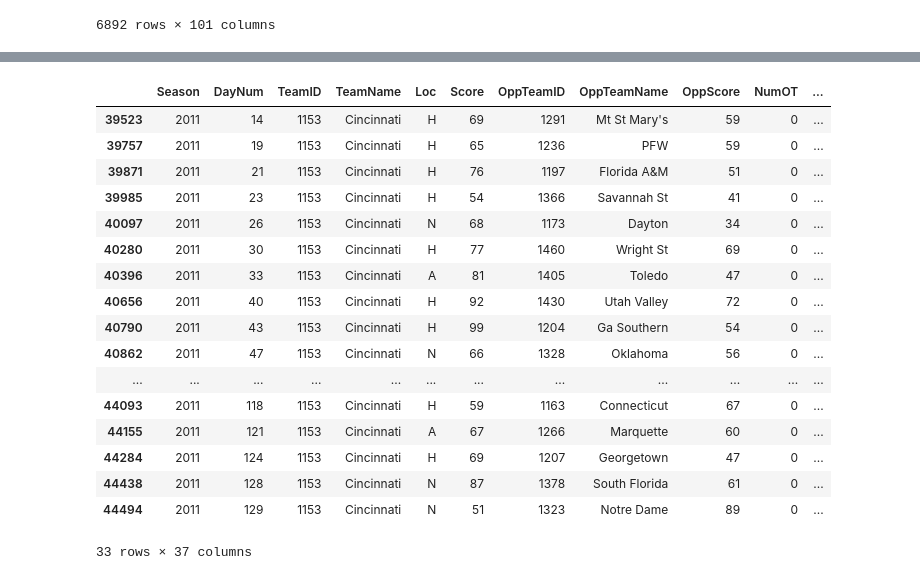
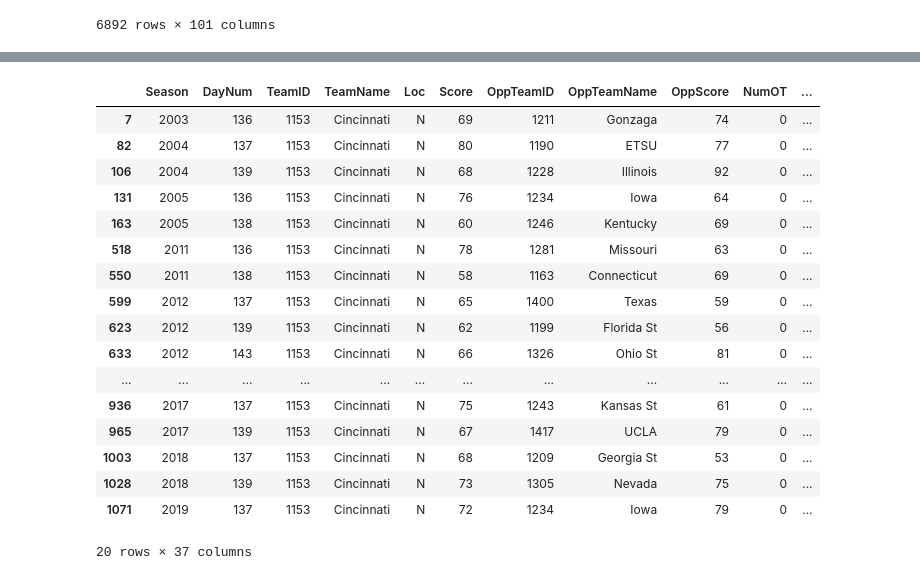
Before and after one commit to aruther11/march_madness_comp, a Jupyter notebook: exploration/eda_detailed.ipynb, the cells around one changed output, grey strips where cells are left out. Drawn from its saved outputs; the diff is of its cells as text; code cells hidden in the pictures.

```diff
--- a/exploration/eda_detailed.ipynb
+++ b/exploration/eda_detailed.ipynb
@@ -249,0 +274,6 @@ results_by_team_df[(results_by_team_df['TeamName'] == 'Cincinnati')]
+# %%
+limit_column_names_tourney_df = add_away_team_tourney_df[['Season','DayNum','WTeamID','TeamName_x','WLoc','WScore','LTeamID','TeamName_y','LScore','NumOT', 'WFGM', 'WFGA', 'WFGM3', 'WFGA3', 'WFTM', 'WFTA', 'WOR', 'WDR',
+       'WAst', 'WTO', 'WStl', 'WBlk', 'WPF', 'LFGM', 'LFGA', 'LFGM3', 'LFGA3','LFTM', 'LFTA', 'LOR', 'LDR', 'LAst', 'LTO', 'LStl', 'LBlk', 'LPF']]
+limit_column_names_tourney_df.columns = ['Season','DayNum','WTeamID','WTeamName','WLoc','WScore','LTeamID','LTeamName','LScore','NumOT', 'WFGM', 'WFGA', 'WFGM3', 'WFGA3', 'WFTM', 'WFTA', 'WOR', 'WDR',
+       'WAst', 'WTO', 'WStl', 'WBlk', 'WPF', 'LFGM', 'LFGA', 'LFGM3', 'LFGA3','LFTM', 'LFTA', 'LOR', 'LDR', 'LAst', 'LTO', 'LStl', 'LBlk', 'LPF']
+clean_results_tourney_df = limit_column_names_tourney_df
@@ -249,0 +296,15 @@ results_by_team_df[(results_by_team_df['TeamName'] == 'Cincinnati')]
+# %%
+tourney_results_by_team_win_df = clean_results_tourney_df.copy()
+tourney_results_by_team_win_df.columns = ['Season','DayNum','TeamID','TeamName','Loc','Score','OppTeamID','OppTeamName','OppScore','NumOT', 'FGM', 'FGA', 'FGM3', 'FGA3', 'FTM', 'FTA', 'OR', 'DR',
+       'Ast', 'TO', 'Stl', 'Blk', 'PF', 'OppFGM', 'OppFGA', 'OppFGM3', 'OppFGA3','OppFTM', 'OppFTA', 'OppOR', 'OppDR', 'OppAst', 'OppTO', 'OppStl', 'OppBlk', 'OppPF']
+tourney_results_by_team_win_df['Result'] = 'W'
+# %%
+tourney_results_by_team_loss_df = clean_results_tourney_df.copy()
+tourney_results_by_team_loss_df = tourney_results_by_team_loss_df[['Season','DayNum','LTeamID','LTeamName','WLoc','LScore','WTeamID','WTeamName','WScore','NumOT', 'LFGM', 'LFGA', 'LFGM3', 'LFGA3','LFTM', 'LFTA', 'LOR', 'LDR', 'LAst', 'LTO', 'LStl', 'LBlk', 'LPF' ,'WFGM', 'WFGA', 'WFGM3', 'WFGA3', 'WFTM', 'WFTA', 'WOR', 'WDR',
+       'WAst', 'WTO', 'WStl', 'WBlk', 'WPF']]
+tourney_results_by_team_loss_df.columns = ['Season','DayNum','TeamID','TeamName','Loc','Score','OppTeamID','OppTeamName','OppScore','NumOT', 'FGM', 'FGA', 'FGM3', 'FGA3', 'FTM', 'FTA', 'OR', 'DR',
+       'Ast', 'TO', 'Stl', 'Blk', 'PF', 'OppFGM', 'OppFGA', 'OppFGM3', 'OppFGA3','OppFTM', 'OppFTA', 'OppOR', 'OppDR', 'OppAst', 'OppTO', 'OppStl', 'OppBlk', 'OppPF']
+tourney_results_by_team_loss_df['Result'] = 'L'
+tourney_results_by_team_loss_df['Loc'] = tourney_results_by_team_loss_df.apply(new_loc, axis=1)
+# %%
+tourney_results_by_team_df = pd.concat([tourney_results_by_team_win_df,tourney_results_by_team_loss_df])
@@ -250,21 +327,21 @@ results_by_team_df[(results_by_team_df['TeamName'] == 'Cincinnati')]
 # %%
-results_by_team_df[((results_by_team_df['Season'] == 2011) & (results_by_team_df['TeamName'] == 'Cincinnati'))].sort_values(by = 'DayNum',ascending = True)
+tourney_results_by_team_df[(tourney_results_by_team_df['TeamName'] == 'Cincinnati')].sort_values(by = ['Season','DayNum'])
 # %% [output]
 |  | Season | DayNum | TeamID | TeamName | Loc | Score | OppTeamID | OppTeamName | OppScore | NumOT | ... |
-| 39523 | 2011 | 14 | 1153 | Cincinnati | H | 69 | 1291 | Mt St Mary's | 59 | 0 | ... |
-| 39757 | 2011 | 19 | 1153 | Cincinnati | H | 65 | 1236 | PFW | 59 | 0 | ... |
-| 39871 | 2011 | 21 | 1153 | Cincinnati | H | 76 | 1197 | Florida A&M | 51 | 0 | ... |
-| 39985 | 2011 | 23 | 1153 | Cincinnati | H | 54 | 1366 | Savannah St | 41 | 0 | ... |
-| 40097 | 2011 | 26 | 1153 | Cincinnati | N | 68 | 1173 | Dayton | 34 | 0 | ... |
-| 40280 | 2011 | 30 | 1153 | Cincinnati | H | 77 | 1460 | Wright St | 69 | 0 | ... |
-| 40396 | 2011 | 33 | 1153 | Cincinnati | A | 81 | 1405 | Toledo | 47 | 0 | ... |
-| 40656 | 2011 | 40 | 1153 | Cincinnati | H | 92 | 1430 | Utah Valley | 72 | 0 | ... |
-| 40790 | 2011 | 43 | 1153 | Cincinnati | H | 99 | 1204 | Ga Southern | 54 | 0 | ... |
-| 40862 | 2011 | 47 | 1153 | Cincinnati | N | 66 | 1328 | Oklahoma | 56 | 0 | ... |
+| 7 | 2003 | 136 | 1153 | Cincinnati | N | 69 | 1211 | Gonzaga | 74 | 0 | ... |
+| 82 | 2004 | 137 | 1153 | Cincinnati | N | 80 | 1190 | ETSU | 77 | 0 | ... |
+| 106 | 2004 | 139 | 1153 | Cincinnati | N | 68 | 1228 | Illinois | 92 | 0 | ... |
+| 131 | 2005 | 136 | 1153 | Cincinnati | N | 76 | 1234 | Iowa | 64 | 0 | ... |
+| 163 | 2005 | 138 | 1153 | Cincinnati | N | 60 | 1246 | Kentucky | 69 | 0 | ... |
+| 518 | 2011 | 136 | 1153 | Cincinnati | N | 78 | 1281 | Missouri | 63 | 0 | ... |
+| 550 | 2011 | 138 | 1153 | Cincinnati | N | 58 | 1163 | Connecticut | 69 | 0 | ... |
+| 599 | 2012 | 137 | 1153 | Cincinnati | N | 65 | 1400 | Texas | 59 | 0 | ... |
+| 623 | 2012 | 139 | 1153 | Cincinnati | N | 62 | 1199 | Florida St | 56 | 0 | ... |
+| 633 | 2012 | 143 | 1153 | Cincinnati | N | 66 | 1326 | Ohio St | 81 | 0 | ... |
 | ... | ... | ... | ... | ... | ... | ... | ... | ... | ... | ... | ... |
-| 44093 | 2011 | 118 | 1153 | Cincinnati | H | 59 | 1163 | Connecticut | 67 | 0 | ... |
-| 44155 | 2011 | 121 | 1153 | Cincinnati | A | 67 | 1266 | Marquette | 60 | 0 | ... |
-| 44284 | 2011 | 124 | 1153 | Cincinnati | H | 69 | 1207 | Georgetown | 47 | 0 | ... |
-| 44438 | 2011 | 128 | 1153 | Cincinnati | N | 87 | 1378 | South Florida | 61 | 0 | ... |
-| 44494 | 2011 | 129 | 1153 | Cincinnati | N | 51 | 1323 | Notre Dame | 89 | 0 | ... |
+| 936 | 2017 | 137 | 1153 | Cincinnati | N | 75 | 1243 | Kansas St | 61 | 0 | ... |
+| 965 | 2017 | 139 | 1153 | Cincinnati | N | 67 | 1417 | UCLA | 79 | 0 | ... |
+| 1003 | 2018 | 137 | 1153 | Cincinnati | N | 68 | 1209 | Georgia St | 53 | 0 | ... |
+| 1028 | 2018 | 139 | 1153 | Cincinnati | N | 73 | 1305 | Nevada | 75 | 0 | ... |
+| 1071 | 2019 | 137 | 1153 | Cincinnati | N | 72 | 1234 | Iowa | 79 | 0 | ... |
-33 rows × 37 columns
+20 rows × 37 columns
```
Also changed, not shown: parts of 21 cells of this notebook.
